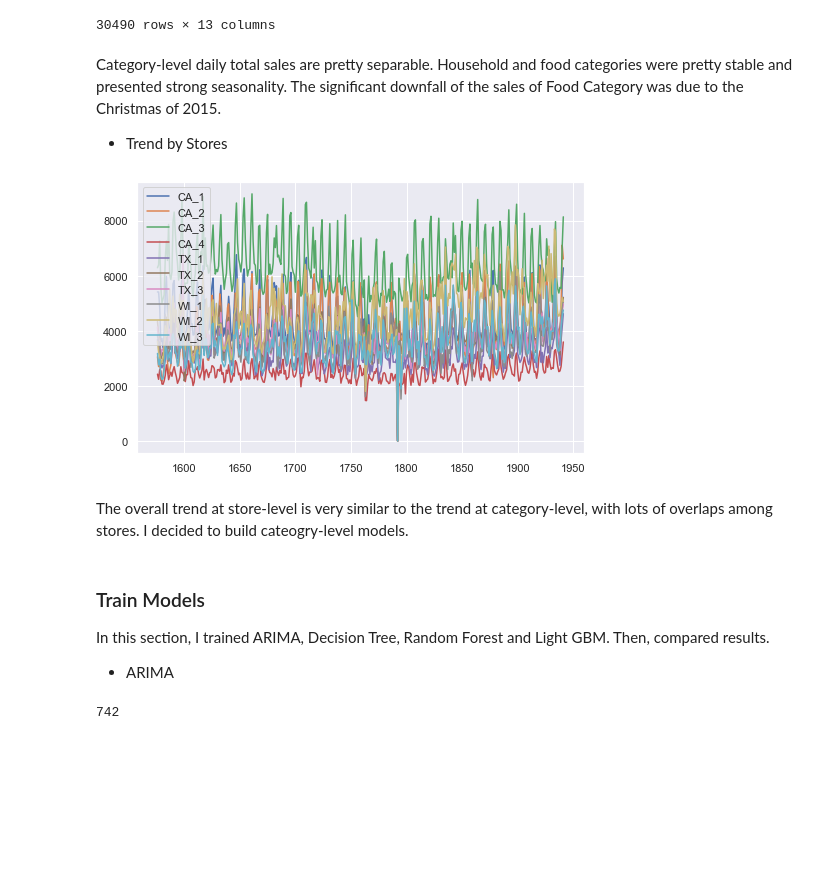
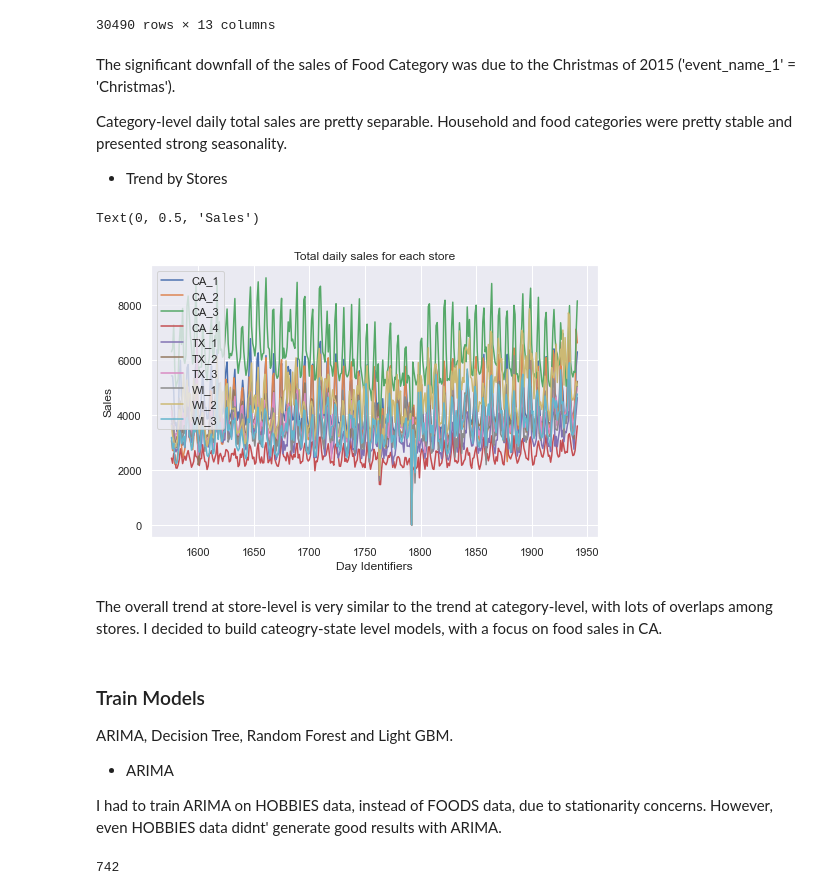
Before and after one commit to QingchuanLyu/Predicting-Walmart-Food-Sales, a Jupyter notebook: Walmart_Sales_Prediction_Qingchuan Lyu.ipynb, the cells around one changed output. Cells and saved outputs as stored; diff of their text form; code cells hidden in the pictures; blank space fills up the shorter version.

```diff
--- a/Walmart_Sales_Prediction_Qingchuan Lyu.ipynb
+++ b/Walmart_Sales_Prediction_Qingchuan Lyu.ipynb
@@ -313,24 +339,32 @@ input_data.loc[input_data.d==1792]
 | 6616329 | FOODS_3_827_WI_3_evaluation | FOODS_3_827 | FOODS_3 | FOODS | WI_3 | WI | 1792 | 0 | 11547 | Christmas | ... |
 30490 rows × 13 columns
 # %% [markdown]
-Category-level daily total sales are pretty separable. Household and food categories were pretty stable and presented strong seasonality. The significant downfall of the sales of Food Category was due to the Christmas of 2015.
+The significant downfall of the sales of Food Category was due to the Christmas of 2015 ('event_name_1' = 'Christmas').
+
+Category-level daily total sales are pretty separable. Household and food categories were pretty stable and presented strong seasonality.
 * Trend by Stores
 # %%
 Stores = input_data['store_id'].unique()
 fig, ax = plt.subplots(figsize=(8,5))
 for st in Stores:
     temp = input_data.loc[(input_data.store_id == st)]\
             .groupby('d')\
             .agg(daily_sales = ('demand', 'sum'))\
             .reset_index()
     ax.plot(temp['d'], temp['daily_sales'])
     ax.legend(Stores)
+ax.set(title = 'Total daily sales for each store')
+ax.set_xlabel('Day Identifiers')
+ax.set_ylabel('Sales')
 # %% [output]
+Text(0, 0.5, 'Sales')
-[figure, old version]
+[figure, new version]
 # %% [markdown]
-The overall trend at store-level is very similar to the trend at category-level, with lots of overlaps among stores. I decided to build cateogry-level models.
+The overall trend at store-level is very similar to the trend at category-level, with lots of overlaps among stores. I decided to build cateogry-state level models, with a focus on food sales in CA.
-# %% [markdown]
-### Train Models
-In this section, I trained ARIMA, Decision Tree, Random Forest and Light GBM. Then, compared results.
-* ARIMA
+# %% [markdown]
+### Train Models
+ARIMA, Decision Tree, Random Forest and Light GBM.
+* ARIMA
+
+I had to train ARIMA on HOBBIES data, instead of FOODS data, due to stationarity concerns. However, even HOBBIES data didnt' generate good results with ARIMA.
 # %%
```
Also changed, not shown: parts of 52 cells of this notebook.
